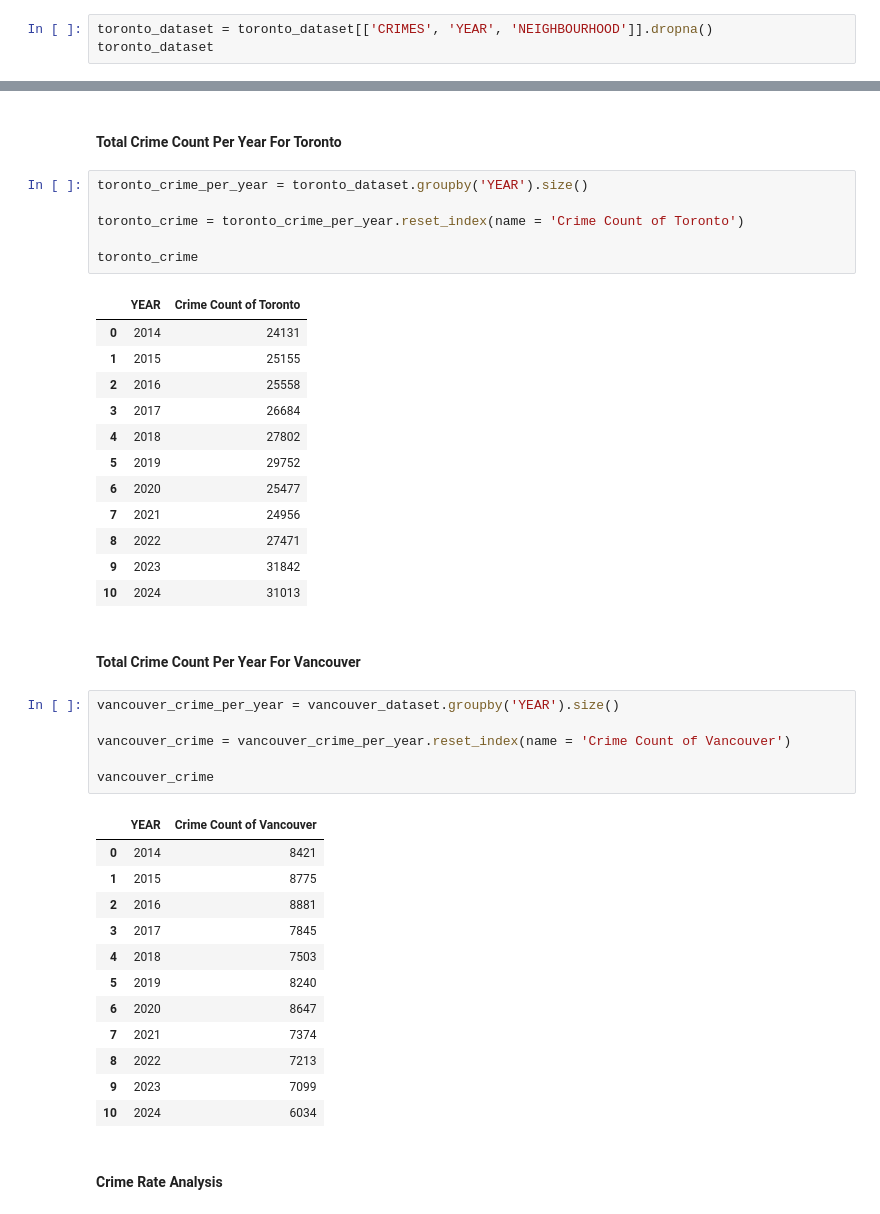
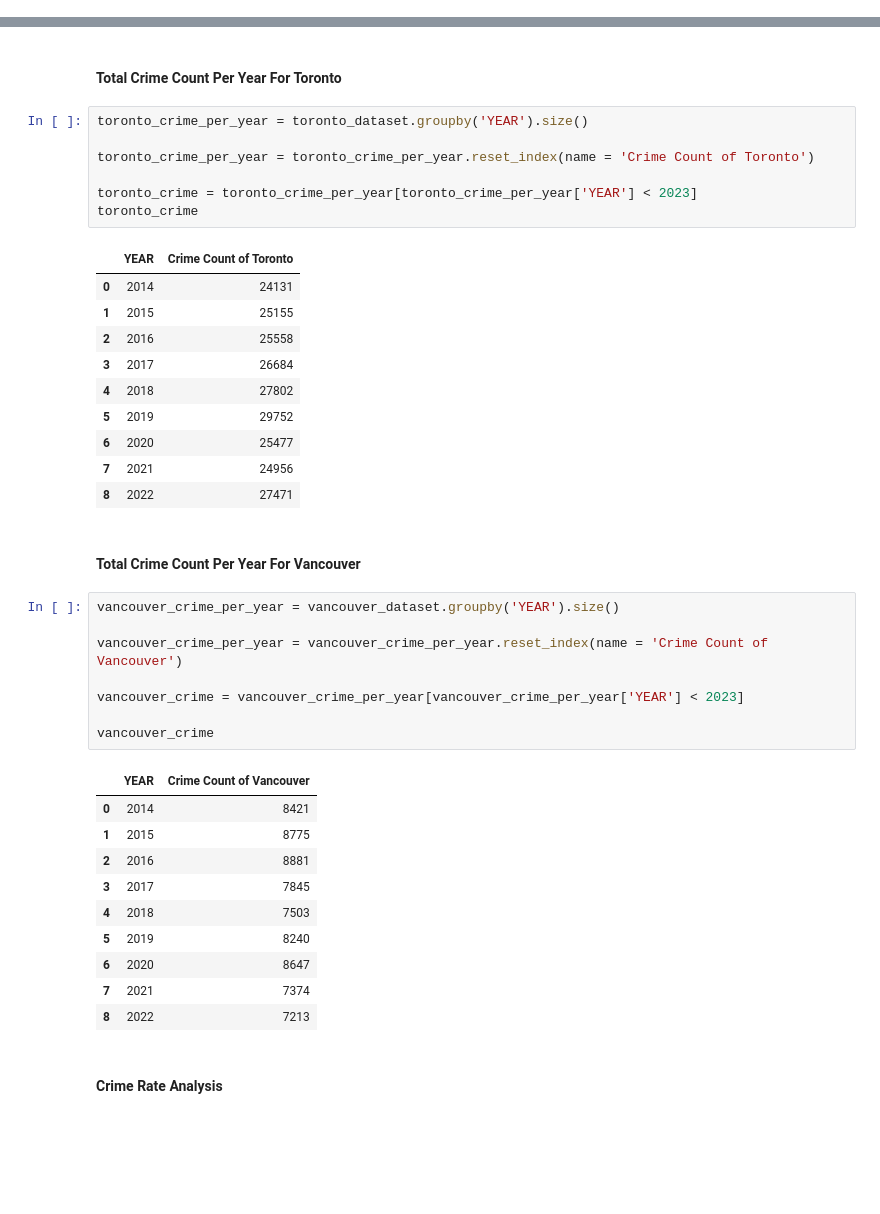
Before and after one commit to riggedjoker/CrimeAnalysis_Canada_Project, a Jupyter notebook: jupyter-notebook/crime_analysis.ipynb, the cells around one changed output, grey strips where cells are left out. Drawn from its saved outputs; the diff is of its cells as text; blank space fills up the shorter version.

Commit message:
Crime Rate Analysis is working.

```diff
--- a/jupyter-notebook/crime_analysis.ipynb
+++ b/jupyter-notebook/crime_analysis.ipynb
@@ -133,6 +133,3 @@ toronto_dataset
 | 1479 | Homicide | 2024 | Corso Italia-Davenport (92) |
 | 1480 | Homicide | 2024 | Weston-Pelham Park (91) |
 299841 rows × 3 columns
-# %%
-toronto_dataset = toronto_dataset[['CRIMES', 'YEAR', 'NEIGHBOURHOOD']].dropna()
-toronto_dataset
@@ -159,28 +142,29 @@ toronto_dataset
 # %%
 toronto_crime_per_year = toronto_dataset.groupby('YEAR').size()
 
-toronto_crime = toronto_crime_per_year.reset_index(name = 'Crime Count of Toronto')
+toronto_crime_per_year = toronto_crime_per_year.reset_index(name = 'Crime Count of Toronto')
 
+toronto_crime = toronto_crime_per_year[toronto_crime_per_year['YEAR'] < 2023]
 toronto_crime
 # %% [output]
 |  | YEAR | Crime Count of Toronto |
 | 0 | 2014 | 24131 |
 | 1 | 2015 | 25155 |
 | 2 | 2016 | 25558 |
 | 3 | 2017 | 26684 |
 | 4 | 2018 | 27802 |
 | 5 | 2019 | 29752 |
 | 6 | 2020 | 25477 |
 | 7 | 2021 | 24956 |
 | 8 | 2022 | 27471 |
-| 9 | 2023 | 31842 |
-| 10 | 2024 | 31013 |
 # %% [markdown]
 <h4> Total Crime Count Per Year For Vancouver </h4>
 # %%
 vancouver_crime_per_year = vancouver_dataset.groupby('YEAR').size()
 
-vancouver_crime = vancouver_crime_per_year.reset_index(name = 'Crime Count of Vancouver')
+vancouver_crime_per_year = vancouver_crime_per_year.reset_index(name = 'Crime Count of Vancouver')
+
+vancouver_crime = vancouver_crime_per_year[vancouver_crime_per_year['YEAR'] < 2023]
 
 vancouver_crime
 # %% [output]
@@ -194,7 +178,5 @@ vancouver_crime
 | 6 | 2020 | 8647 |
 | 7 | 2021 | 7374 |
 | 8 | 2022 | 7213 |
-| 9 | 2023 | 7099 |
-| 10 | 2024 | 6034 |
 # %% [markdown]
 #### Crime Rate Analysis
```
Also changed, not shown: parts of 7 cells of this notebook.
